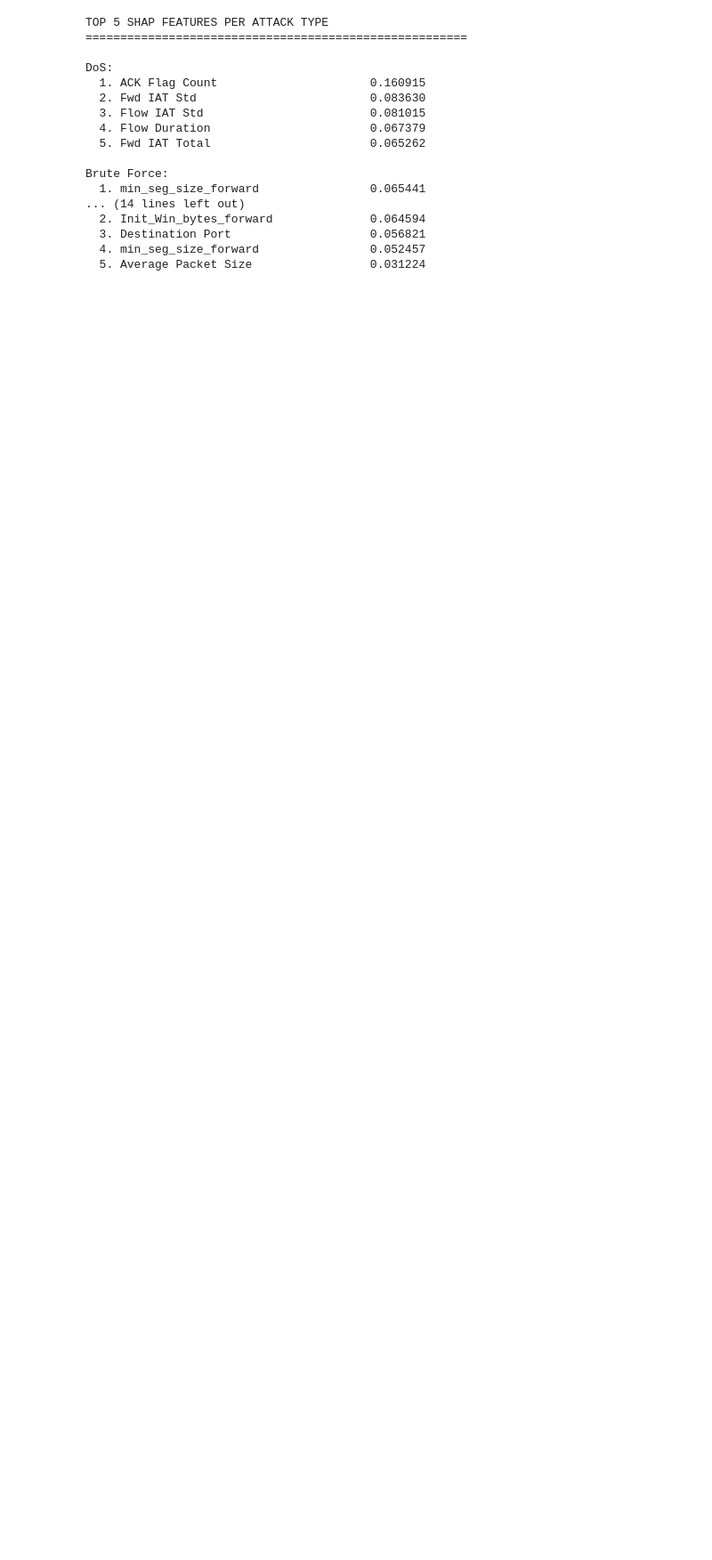
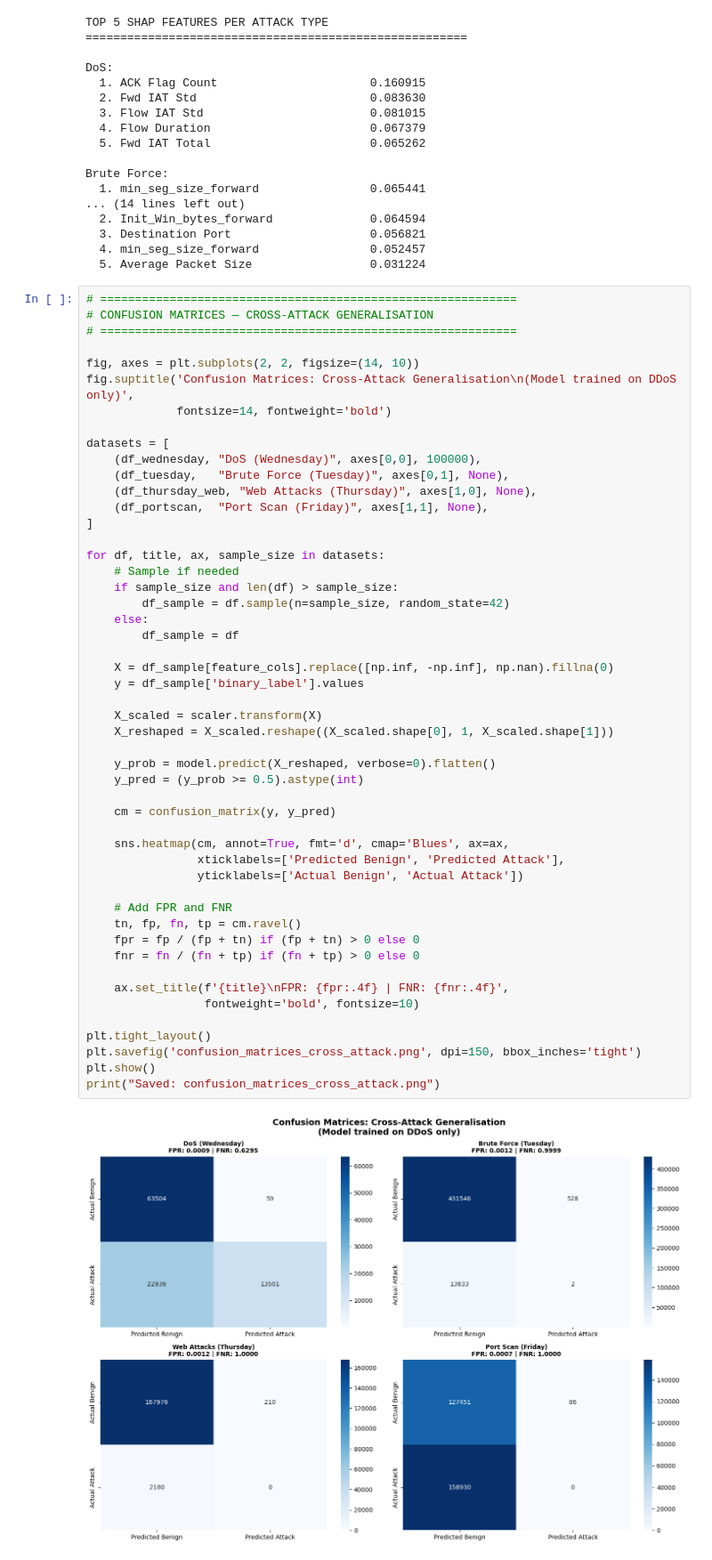
Before and after one commit to Waseem177/network-intrusion-detection, a Jupyter notebook: LSTM_Intrusion_Detection.ipynb, the cells around one changed output. Shown at 89% size. Saved outputs shown, nothing was run; the diff lists cells and outputs as text; blank space fills up the shorter version.

```diff
--- a/LSTM_Intrusion_Detection.ipynb
+++ b/LSTM_Intrusion_Detection.ipynb
@@ -849,3 +849,55 @@ Brute Force:
   3. Destination Port                    0.056821
   4. min_seg_size_forward                0.052457
   5. Average Packet Size                 0.031224
+# %%
+# ============================================================
+# CONFUSION MATRICES — CROSS-ATTACK GENERALISATION
+# ============================================================
+
+fig, axes = plt.subplots(2, 2, figsize=(14, 10))
+fig.suptitle('Confusion Matrices: Cross-Attack Generalisation\n(Model trained on DDoS only)',
+             fontsize=14, fontweight='bold')
+
+datasets = [
+    (df_wednesday, "DoS (Wednesday)", axes[0,0], 100000),
+    (df_tuesday,   "Brute Force (Tuesday)", axes[0,1], None),
+    (df_thursday_web, "Web Attacks (Thursday)", axes[1,0], None),
+    (df_portscan,  "Port Scan (Friday)", axes[1,1], None),
+]
+
+for df, title, ax, sample_size in datasets:
+    # Sample if needed
+    if sample_size and len(df) > sample_size:
+        df_sample = df.sample(n=sample_size, random_state=42)
+    else:
+        df_sample = df
+
+    X = df_sample[feature_cols].replace([np.inf, -np.inf], np.nan).fillna(0)
+    y = df_sample['binary_label'].values
+
+    X_scaled = scaler.transform(X)
+    X_reshaped = X_scaled.reshape((X_scaled.shape[0], 1, X_scaled.shape[1]))
+
+    y_prob = model.predict(X_reshaped, verbose=0).flatten()
+    y_pred = (y_prob >= 0.5).astype(int)
+
+    cm = confusion_matrix(y, y_pred)
+
+    sns.heatmap(cm, annot=True, fmt='d', cmap='Blues', ax=ax,
+                xticklabels=['Predicted Benign', 'Predicted Attack'],
+                yticklabels=['Actual Benign', 'Actual Attack'])
+
+    # Add FPR and FNR
+    tn, fp, fn, tp = cm.ravel()
+    fpr = fp / (fp + tn) if (fp + tn) > 0 else 0
+    fnr = fn / (fn + tp) if (fn + tp) > 0 else 0
+
+    ax.set_title(f'{title}\nFPR: {fpr:.4f} | FNR: {fnr:.4f}',
+                 fontweight='bold', fontsize=10)
+
+plt.tight_layout()
+plt.savefig('confusion_matrices_cross_attack.png', dpi=150, bbox_inches='tight')
+plt.show()
+print("Saved: confusion_matrices_cross_attack.png")
+# %% [output]
+[figure, added]
```
Also changed, not shown: parts of 2 cells of this notebook, 1 other file.
